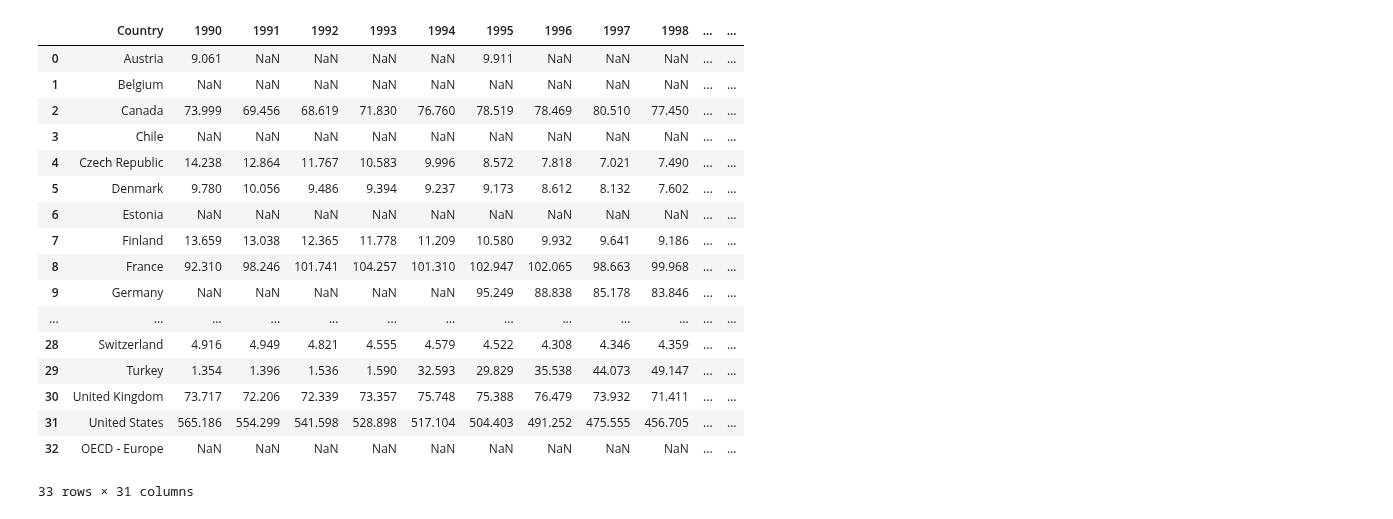
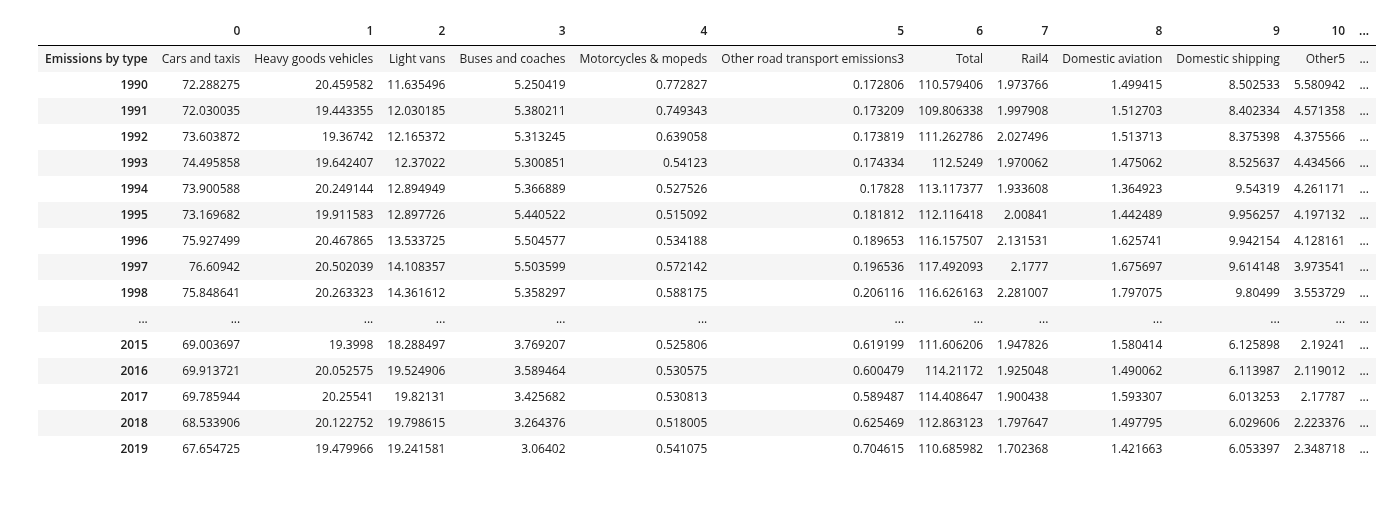
Before and after one commit to IsaacJohnEvans/EV_affect_on_emissions, a Jupyter notebook: Linear_regression_correlation_study_eric.ipynb, the cells around one changed output. Drawn from its saved outputs; the diff is of its cells as text; code cells hidden in the pictures.

```diff
--- a/Linear_regression_correlation_study_eric.ipynb
+++ b/Linear_regression_correlation_study_eric.ipynb
@@ -39,50 +45,49 @@ def load_data_part2():
     # Secondary Data
         # Air pollution
             # UK 1970-2019/2022
     UK_nox_annual_df = pd.read_csv('Data/Figure06_NOx_time_series.csv')
     UK_pm_all_annual_df = pd.read_csv('Data/Figure03_PM_time_series.csv')
 
             # USA Since 1970-2020, plz Access through column id(numbers)
     USA_nox_annual_df = pd.read_csv('Data/US_nox_em_time_series.csv') # National Emissions Totals (thousands of tons)
     USA_pm_10_annual_df = pd.read_csv('Data/US_pm10_year.csv')        #
     USA_pm_2_5_annual_df = pd.read_csv('Data/US_pm2_5_year.csv')
 
     USA_pm_2_5_annual_df = USA_pm_2_5_annual_df.transpose()
     USA_pm_10_annual_df = USA_pm_10_annual_df.transpose()
 
             # OCED DATA
     OCED_PM10_df = pd.read_excel('Data/PM10_ROAD_OCED_WORLD_DATA.xlsx',engine='openpyxl')
     OCED_NOX_df = pd.read_excel('Data/NOX_ROAD_OCED_WORLD_DATA.xlsx',engine='openpyxl')
     OCED_PM2_5_df = pd.read_excel('Data/PM2_5_ROAD_OCED_WORLD_DATA.xlsx',engine='openpyxl')
 
     return UK_nox_annual_df,UK_pm_all_annual_df,USA_pm_10_annual_df,USA_pm_2_5_annual_df,USA_nox_annual_df,OCED_PM10_df,OCED_NOX_df,OCED_PM2_5_df
 
 UK_nox_annual_df,UK_pm_all_annual_df,USA_pm_10_annual_df,USA_pm_2_5_annual_df,USA_nox_annual_df,OCED_PM10_df,OCED_NOX_df,OCED_PM2_5_df = load_data_part2()
 
 # Eric: Simpler ways to read the data
 # calling head() method
 # storing in new variable
-data_top = OCED_PM2_5_df
+data_top = UK_em_df
 
 # display
 data_top
 # %% [output]
-|  | Country | 1990 | 1991 | 1992 | 1993 | 1994 | 1995 | 1996 | 1997 | 1998 | ... | ... |
-| 0 | Austria | 9.061 | NaN | NaN | NaN | NaN | 9.911 | NaN | NaN | NaN | ... | ... |
-| 1 | Belgium | NaN | NaN | NaN | NaN | NaN | NaN | NaN | NaN | NaN | ... | ... |
-| 2 | Canada | 73.999 | 69.456 | 68.619 | 71.830 | 76.760 | 78.519 | 78.469 | 80.510 | 77.450 | ... | ... |
-| 3 | Chile | NaN | NaN | NaN | NaN | NaN | NaN | NaN | NaN | NaN | ... | ... |
-| 4 | Czech Republic | 14.238 | 12.864 | 11.767 | 10.583 | 9.996 | 8.572 | 7.818 | 7.021 | 7.490 | ... | ... |
-| 5 | Denmark | 9.780 | 10.056 | 9.486 | 9.394 | 9.237 | 9.173 | 8.612 | 8.132 | 7.602 | ... | ... |
-| 6 | Estonia | NaN | NaN | NaN | NaN | NaN | NaN | NaN | NaN | NaN | ... | ... |
-| 7 | Finland | 13.659 | 13.038 | 12.365 | 11.778 | 11.209 | 10.580 | 9.932 | 9.641 | 9.186 | ... | ... |
-| 8 | France | 92.310 | 98.246 | 101.741 | 104.257 | 101.310 | 102.947 | 102.065 | 98.663 | 99.968 | ... | ... |
-| 9 | Germany | NaN | NaN | NaN | NaN | NaN | 95.249 | 88.838 | 85.178 | 83.846 | ... | ... |
+|  | 0 | 1 | 2 | 3 | 4 | 5 | 6 | 7 | 8 | 9 | 10 | ... |
+| Emissions by type | Cars and taxis | Heavy goods vehicles | Light vans | Buses and coaches | Motorcycles & mopeds | Other road transport emissions3 | Total | Rail4 | Domestic aviation | Domestic shipping | Other5 | ... |
+| 1990 | 72.288275 | 20.459582 | 11.635496 | 5.250419 | 0.772827 | 0.172806 | 110.579406 | 1.973766 | 1.499415 | 8.502533 | 5.580942 | ... |
+| 1991 | 72.030035 | 19.443355 | 12.030185 | 5.380211 | 0.749343 | 0.173209 | 109.806338 | 1.997908 | 1.512703 | 8.402334 | 4.571358 | ... |
+| 1992 | 73.603872 | 19.36742 | 12.165372 | 5.313245 | 0.639058 | 0.173819 | 111.262786 | 2.027496 | 1.513713 | 8.375398 | 4.375566 | ... |
+| 1993 | 74.495858 | 19.642407 | 12.37022 | 5.300851 | 0.54123 | 0.174334 | 112.5249 | 1.970062 | 1.475062 | 8.525637 | 4.434566 | ... |
+| 1994 | 73.900588 | 20.249144 | 12.894949 | 5.366889 | 0.527526 | 0.17828 | 113.117377 | 1.933608 | 1.364923 | 9.54319 | 4.261171 | ... |
+| 1995 | 73.169682 | 19.911583 | 12.897726 | 5.440522 | 0.515092 | 0.181812 | 112.116418 | 2.00841 | 1.442489 | 9.956257 | 4.197132 | ... |
+| 1996 | 75.927499 | 20.467865 | 13.533725 | 5.504577 | 0.534188 | 0.189653 | 116.157507 | 2.131531 | 1.625741 | 9.942154 | 4.128161 | ... |
+| 1997 | 76.60942 | 20.502039 | 14.108357 | 5.503599 | 0.572142 | 0.196536 | 117.492093 | 2.1777 | 1.675697 | 9.614148 | 3.973541 | ... |
+| 1998 | 75.848641 | 20.263323 | 14.361612 | 5.358297 | 0.588175 | 0.206116 | 116.626163 | 2.281007 | 1.797075 | 9.80499 | 3.553729 | ... |
 | ... | ... | ... | ... | ... | ... | ... | ... | ... | ... | ... | ... | ... |
-| 28 | Switzerland | 4.916 | 4.949 | 4.821 | 4.555 | 4.579 | 4.522 | 4.308 | 4.346 | 4.359 | ... | ... |
-| 29 | Turkey | 1.354 | 1.396 | 1.536 | 1.590 | 32.593 | 29.829 | 35.538 | 44.073 | 49.147 | ... | ... |
-| 30 | United Kingdom | 73.717 | 72.206 | 72.339 | 73.357 | 75.748 | 75.388 | 76.479 | 73.932 | 71.411 | ... | ... |
-| 31 | United States | 565.186 | 554.299 | 541.598 | 528.898 | 517.104 | 504.403 | 491.252 | 475.555 | 456.705 | ... | ... |
-| 32 | OECD - Europe | NaN | NaN | NaN | NaN | NaN | NaN | NaN | NaN | NaN | ... | ... |
+| 2015 | 69.003697 | 19.3998 | 18.288497 | 3.769207 | 0.525806 | 0.619199 | 111.606206 | 1.947826 | 1.580414 | 6.125898 | 2.19241 | ... |
+| 2016 | 69.913721 | 20.052575 | 19.524906 | 3.589464 | 0.530575 | 0.600479 | 114.21172 | 1.925048 | 1.490062 | 6.113987 | 2.119012 | ... |
+| 2017 | 69.785944 | 20.25541 | 19.82131 | 3.425682 | 0.530813 | 0.589487 | 114.408647 | 1.900438 | 1.593307 | 6.013253 | 2.17787 | ... |
+| 2018 | 68.533906 | 20.122752 | 19.798615 | 3.264376 | 0.518005 | 0.625469 | 112.863123 | 1.797647 | 1.497795 | 6.029606 | 2.223376 | ... |
+| 2019 | 67.654725 | 19.479966 | 19.241581 | 3.06402 | 0.541075 | 0.704615 | 110.685982 | 1.702368 | 1.421663 | 6.053397 | 2.348718 | ... |
-33 rows × 31 columns
 # %%
```
Also changed, not shown: parts of 9 cells of this notebook, 2 other files.
